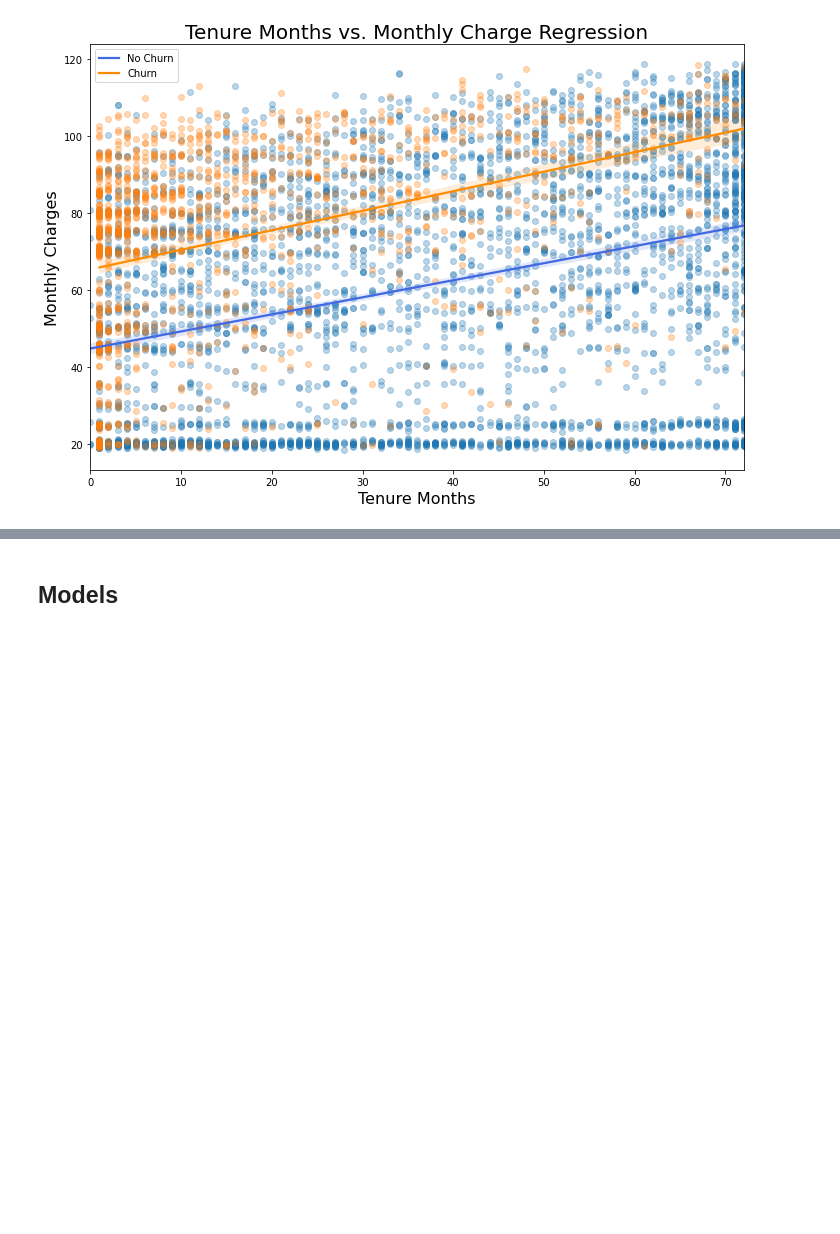
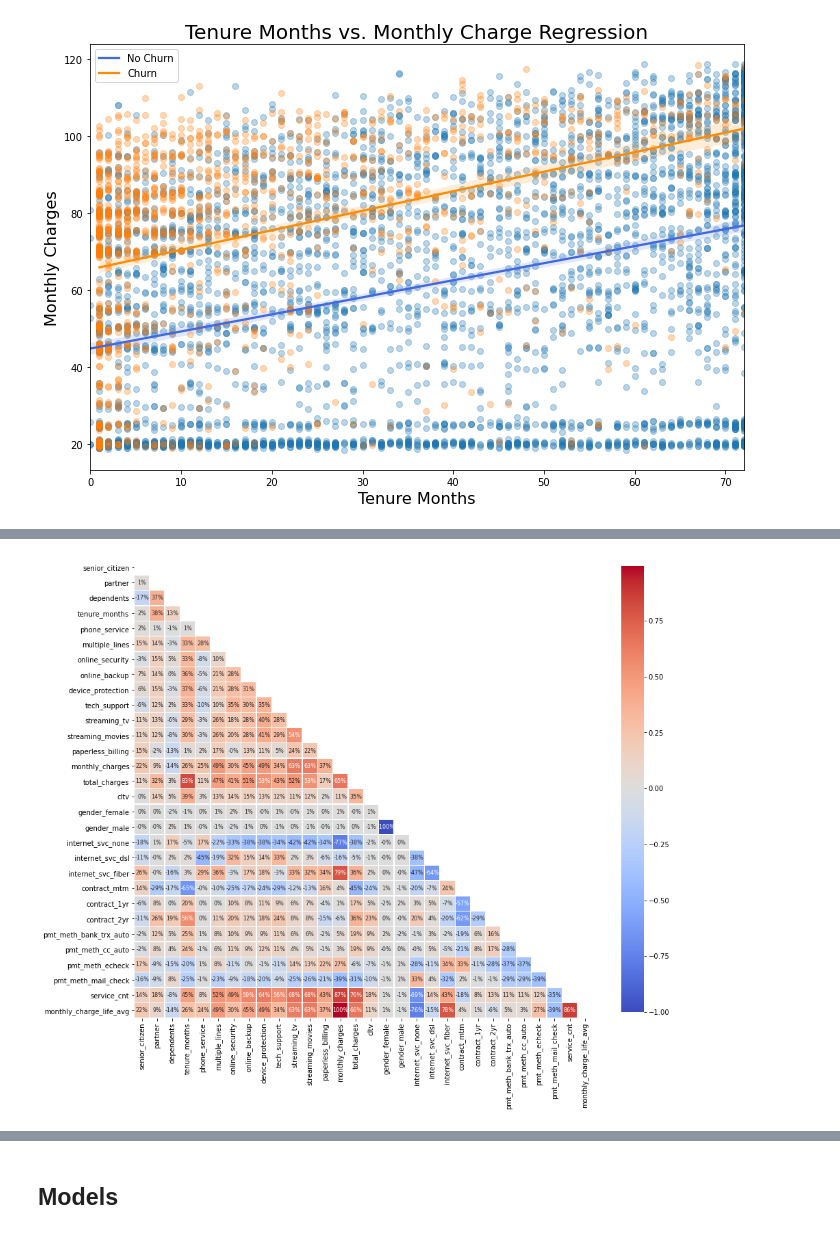
Before and after one commit to cutterback/p03-telco-churn-model, a Jupyter notebook: Telco-Churn-Classification-Model.ipynb, the cells around one changed output, grey strips where cells are left out. Cells and saved outputs as stored; diff of their text form; code cells hidden in the pictures; blank space fills up the shorter version.

Commit message:
Adding correlations and plots

```diff
--- a/Telco-Churn-Classification-Model.ipynb
+++ b/Telco-Churn-Classification-Model.ipynb
@@ -255,11 +258,9 @@ def impute_total_charges(X_df):
     # impute total_charges as monthly x num months
     i=0
     for label, row in X_df.iterrows():
-        if isinstance(row['total_charges'], (int, float)):
-            continue
-        else:
+        if not isinstance(row['total_charges'], (int, float)):
             i+=1
-            X_df.loc[label, 'total_charges'] = row['tenure_months'] * row['monthly_charges']
+            X_df.loc[label, 'total_charges'] = row['tenure_months']*row['monthly_charges']
 
     X_df['total_charges'] = X_df['total_charges'].astype(float)
     print(f'Imputed {i} rows of non-numeric total_charges')
@@ -284,15 +285,20 @@ def ohe_categories(X_df):
                     'churn_rsn_grp']
 
     # create one-hot encoded dummy variables for categoricals
-    X_df_ohe = pd.get_dummies(X_df[categoricals], drop_first=True, dtype=int)
+    X_df_ohe = pd.get_dummies(X_df[categoricals], drop_first=False, dtype=int)
     X_df_ohe.rename(columns={'gender_Male' : 'gender_male',
+                             'gender_Female' : 'gender_female',
+                             'internet_service_0' : 'internet_svc_none' ,
                              'internet_service_DSL' : 'internet_svc_dsl',
                              'internet_service_Fiber optic' : 'internet_svc_fiber',
+                             'contract_Month-to-month' : 'contract_mtm',
                              'contract_One year' : 'contract_1yr',
                              'contract_Two year' : 'contract_2yr',
+                             'payment_method_Bank transfer (automatic)' : 'pmt_meth_bank_trx_auto',
                              'payment_method_Credit card (automatic)' : 'pmt_meth_cc_auto',
                              'payment_method_Electronic check' : 'pmt_meth_echeck',
                              'payment_method_Mailed check' : 'pmt_meth_mail_check',
+                             'churn_rsn_grp_Cust Service' : 'churn_rsn_grp_cust_svc',
                              'churn_rsn_grp_Moved' : 'churn_rsn_grp_moved',
                              'churn_rsn_grp_Pricing' : 'churn_rsn_grp_pricing',
                              'churn_rsn_grp_Product' : 'churn_rsn_grp_product',
@@ -480,0 +486,11 @@ plt.show()
+# %%
+# create column correlation matrix
+corr = tc2.corr()
+
+# limit to churn target and drop non-predictive fields
+corr_churn = corr.copy().loc[:, 'churn_value'].sort_values(ascending=False)
+to_drop = ['zip_code', 'count', 'churn_value', 'churn_score', 'churn_rsn_grp_product',
+           'churn_rsn_grp_cust_svc', 'churn_rsn_grp_pricing', 'churn_rsn_grp_moved',
+           'churn_rsn_grp_unknown']
+corr_churn = corr_churn.drop(to_drop)
+corr_churn
@@ -480,0 +515,13 @@ plt.show()
+# %%
+# show heatmap for correlation matrix
+f, ax = plt.subplots(figsize=(15,15))
+corr2 = corr.drop(to_drop).drop(to_drop, axis=1)
+mask = np.zeros(corr2.shape, dtype=bool)
+mask[np.triu_indices(len(mask))] = True
+sns.heatmap(corr2, mask = mask, fmt='.0%',
+            center=0, linewidths=0.3, cmap='coolwarm', square=True,
+            annot=True, cbar_kws={'shrink': 0.8}, annot_kws={'size': 8})
+plt.tight_layout
+plt.show()
+# %% [output]
+[figure, added]
```
Also changed, not shown: parts of 8 cells of this notebook, 3 other files.
